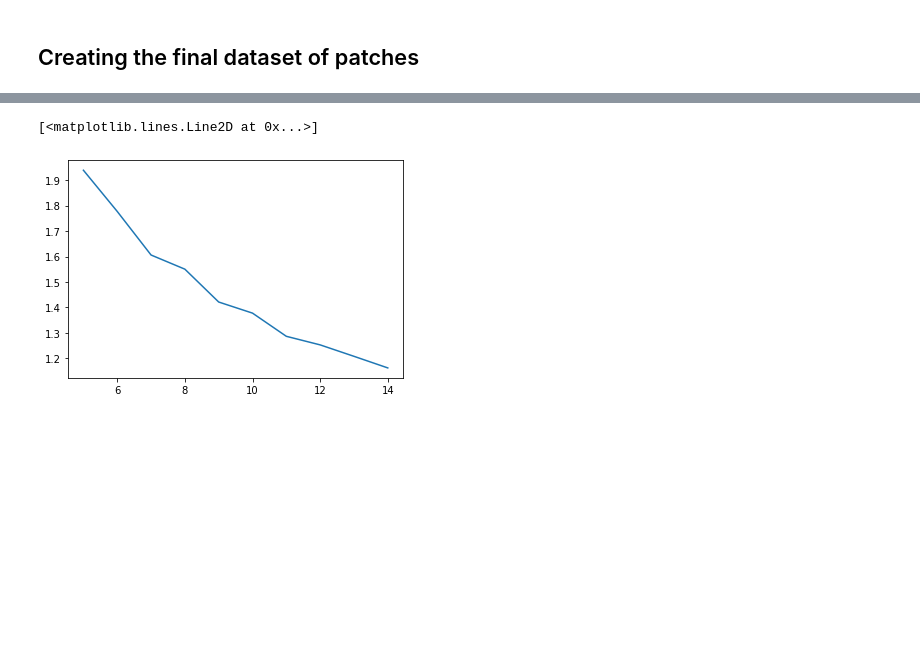
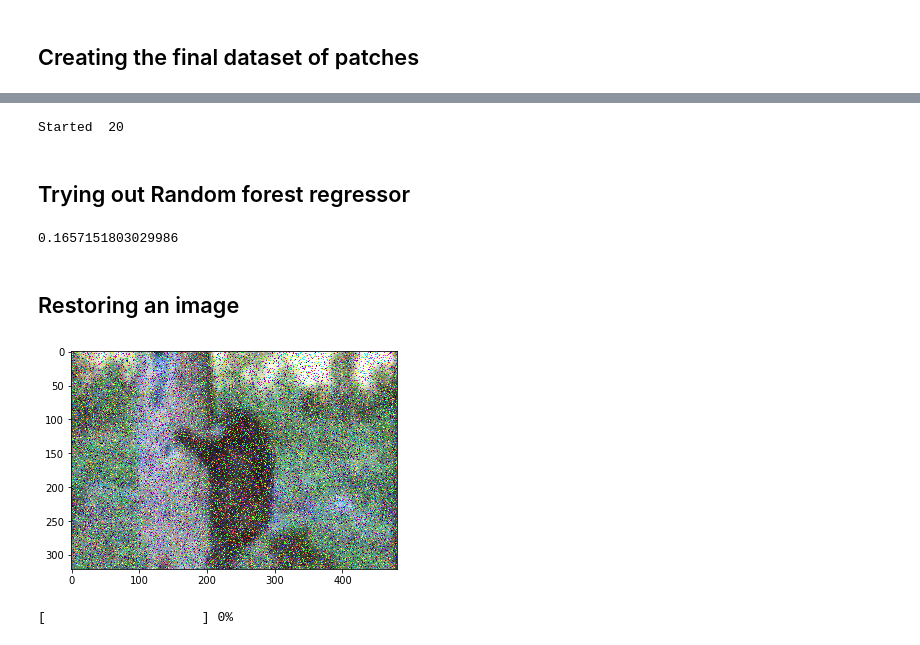
Before and after one commit to Rohit01-zoey/EE610-Image-Processing, a Jupyter notebook: Assignment2/Assignment2.ipynb, the cells around one changed output, grey strips where cells are left out. Saved outputs shown, nothing was run; the diff lists cells and outputs as text; code cells hidden in the pictures; blank space fills up the shorter version.

```diff
--- a/Assignment2/Assignment2.ipynb
+++ b/Assignment2/Assignment2.ipynb
@@ -210,7 +222,8 @@ mean_squared_error(pred, test_out)/(3*len(pred))
 W= 101
 error = []
 regressor_arr = []
-for numPatches in range(5, 15):
+for numPatches in range(20, 21):
+    print("Started ", numPatches)
     train_in, train_out = prepare(img_train_noise, W, w, numPatches)
     val_in, val_out = prepare(img_val_noise, W, w, numPatches)
     #test_in, test_out = prepare(img_test_noise, W, w, numPatches)
@@ -218,13 +231,32 @@ for numPatches in range(5, 15):
     #pred_train = np.empty_like(train_out)
     for i in range(0, 3):
         regressor = SVR(kernel='rbf', gamma = "scale")
-        regressor.fit(train_in[:,i*W:(i+1)*W],train_out[:, i])
+        regressor.fit(train_in[:,i*W*W:(i+1)*W*W],train_out[:, i])
         regressor_arr.append(regressor)
         #pred[:, i] = regressor.predict(val_in[:, i*W:(i+1)*W])
-        pred[:, i] = regressor.predict(val_in[:, i*W:(i+1)*W])
+        pred[:, i] = regressor.predict(val_in[:, i*W*W:(i+1)*W*W])
     error.append((mean_squared_error(pred, val_out)/(3*len(pred)))**(1/2))
+# %% [output]
+Started  20
 # %%
-plt.plot(range(5, 15), error)
+#plt.plot(range(20, 30), error)
-# %% [output]
-[<matplotlib.lines.Line2D at 0x...>]
-[figure, removed]
+# %% [markdown]
+## Trying out Random forest regressor
+# %%
+pred = np.empty_like(val_out)
+#pred = np.empty_like(train_out)
+for i in range(0, 3):
+    regressor = RandomForestRegressor(max_depth=5, random_state=0, n_estimators=100)
+    regressor.fit(train_in[:,i*W:(i+1)*W],train_out[:, i])
+    #pred_train[:, i] = regressor.predict(train_in[:, i*W:(i+1)*W])
+    pred[:, i] = regressor.predict(val_in[:, i*W:(i+1)*W])
+(mean_squared_error(pred, val_out)/3)**0.5
+# %% [output]
+0.1657151803029986
+# %% [markdown]
+## Restoring an image
+# %%
+plt.imshow(img_test_noise[1])
+plt.show()
+# %% [output]
+[figure, added]
@@ -230,0 +286,16 @@ plt.plot(range(5, 15), error)
+# %%
+img_final = np.empty_like(img)
+img_patch = np.empty((W, W, 3))
+for c in range(0, 3):
+    here = 0
+    for i in range(0, img.shape[0], 20):
+        for j in range(0, img.shape[1], 20):
+            here += 1
+            #print(here)
+            drawProgressBar(here/(img.shape[0]*img.shape[1]))
+            img_patch[:, :, c] = img_re[i:i+2*(W//2)+1 ,j: j+2*(W//2)+1, c]/255
+            ctr_pixel = rg[c].predict(np.array(img_patch[:, :, c].flatten()).reshape(1, -1))
+            img_final[i, j, c] = 1 if ctr_pixel[0]>1 else ctr_pixel[0]
+img_final=np.array(255 * img_final, dtype=np.uint8)
+# %% [output]
+[                    ] 0%
```
Also changed, not shown: parts of 21 cells of this notebook.
